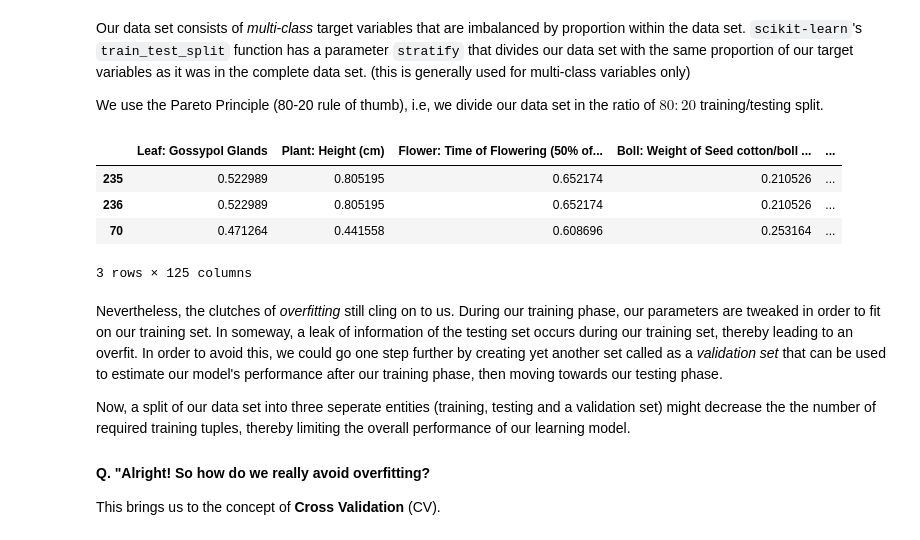
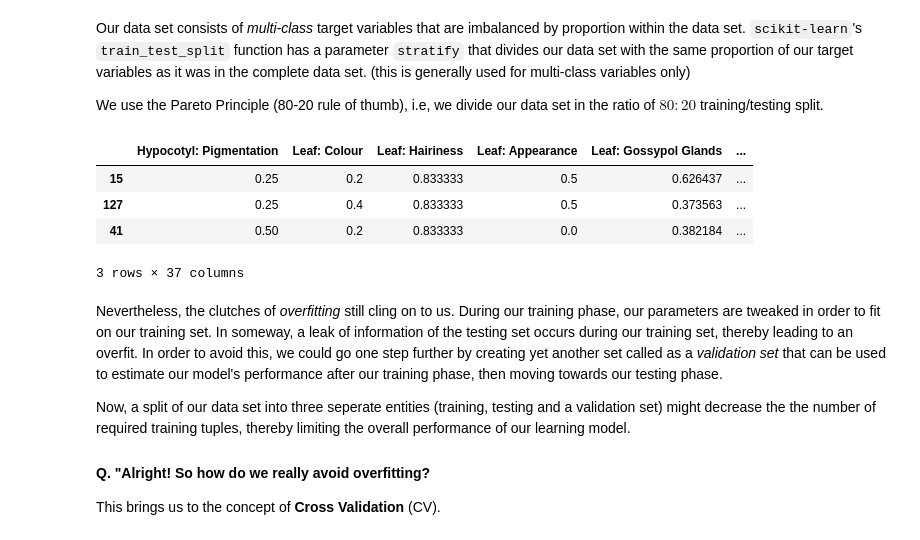
Before and after one commit to achillesrasquinha/brains-from-scratch, a Jupyter notebook: Brains from Scratch - Machine Learning for dummies.ipynb, the cells around one changed output. Saved outputs shown, nothing was run; the diff lists cells and outputs as text; code cells hidden in the pictures.

```diff
--- a/Brains from Scratch - Machine Learning for dummies.ipynb
+++ b/Brains from Scratch - Machine Learning for dummies.ipynb
@@ -1563,9 +1576,9 @@ from collections           import defaultdict
 # %%
 le         = defaultdict(LabelEncoder)
 
-data       = df.copy()
-data       = data.apply(lambda x: x if x.dtype != 'object' else le[x.name].fit_transform(x))
+dfle       = df.copy()
+dfle       = dfle.apply(lambda x: x if x.dtype != 'object' else le[x.name].fit_transform(x))
 
-data.sample(nsamples)
+dfle.sample(nsamples)
 # %% [output]
 |  | Hypocotyl: Pigmentation | Leaf: Colour | Leaf: Hairiness | Leaf: Appearance | Leaf: Gossypol Glands | ... |
@@ -1663,7 +1683,7 @@ Converting our nominal/dichotomous categories into something numeric, we use the
 
 `pandas` helps us to convert our categorical data into One-Hot vectors using the `get_dummies` function. In statistics, a dummy variable is nothing but a variable that takes a value $1$ or $0$ to indiciate the presence or absense of some literal.
 # %%
-df = pd.get_dummies(df, prefix_sep = ' ')
-df.sample(nsamples)
+dfoh = pd.get_dummies(df, prefix_sep = ' ')
+dfoh.sample(nsamples)
 # %% [output]
 |  | Leaf: Gossypol Glands | Plant: Height (cm) | Flower: Time of Flowering (50% of... | Boll: Weight of Seed cotton/boll ... | ... |
@@ -1682,6 +1704,3 @@ We can define our normalized data set within the range $[0, 1]$ as:
 $$X := \frac{X - X_{min}}{X_{max} - X_{min}}$$
 
 where $X$ is our feature vector.
-# %%
-df = (df - df.min()) / (df.max() - df.min())
-df.sample(nsamples)
@@ -1693,0 +1707,6 @@ df.sample(nsamples)
+# %%
+columns         = list(df)
+features        = [column for column in columns if column != 'Group']
+dfstd           = dfle.copy()
+dfstd[features] = (dfle[features] - dfle[features].min()) / (dfle[features].max() - dfle[features].min())
+dfstd.sample(nsamples)
@@ -1706,15 +1731,18 @@ Our data set consists of *multi-class* target variables that are imbalanced by p
 We use the Pareto Principle (80-20 rule of thumb), i.e, we divide our data set in the ratio of $80:20$ training/testing split.
 # %%
 columns     = list(df)
-target      = df[[column for column in columns if column.startswith('Group')]]
-train, test = train_test_split(df, stratify = target)
+labels      = [column for column in columns if column.startswith('Group')]
+features    = [column for column in columns if column not in labels]
+target      = df[labels]
+train, test = train_test_split(dfstd, stratify = target)
+train       = dfstd
 train.sample(nsamples)
 # %% [output]
-|  | Leaf: Gossypol Glands | Plant: Height (cm) | Flower: Time of Flowering (50% of... | Boll: Weight of Seed cotton/boll ... | ... |
-| 235 | 0.522989 | 0.805195 | 0.652174 | 0.210526 | ... |
-| 236 | 0.522989 | 0.805195 | 0.652174 | 0.210526 | ... |
-| 70 | 0.471264 | 0.441558 | 0.608696 | 0.253164 | ... |
+|  | Hypocotyl: Pigmentation | Leaf: Colour | Leaf: Hairiness | Leaf: Appearance | Leaf: Gossypol Glands | ... |
+| 15 | 0.25 | 0.2 | 0.833333 | 0.5 | 0.626437 | ... |
+| 127 | 0.25 | 0.4 | 0.833333 | 0.5 | 0.373563 | ... |
+| 41 | 0.50 | 0.2 | 0.833333 | 0.0 | 0.382184 | ... |
-3 rows × 125 columns
+3 rows × 37 columns
 # %% [markdown]
 Nevertheless, the clutches of *overfitting* still cling on to us. During our training phase, our parameters are tweaked in order to fit on our training set. In someway, a leak of information of the testing set occurs during our training set, thereby leading to an overfit. In order to avoid this, we could go one step further by creating yet another set called as a *validation set* that can be used to estimate our model's performance after our training phase, then moving towards our testing phase.
 
```
Also changed, not shown: parts of 55 cells of this notebook, 1 other file.
